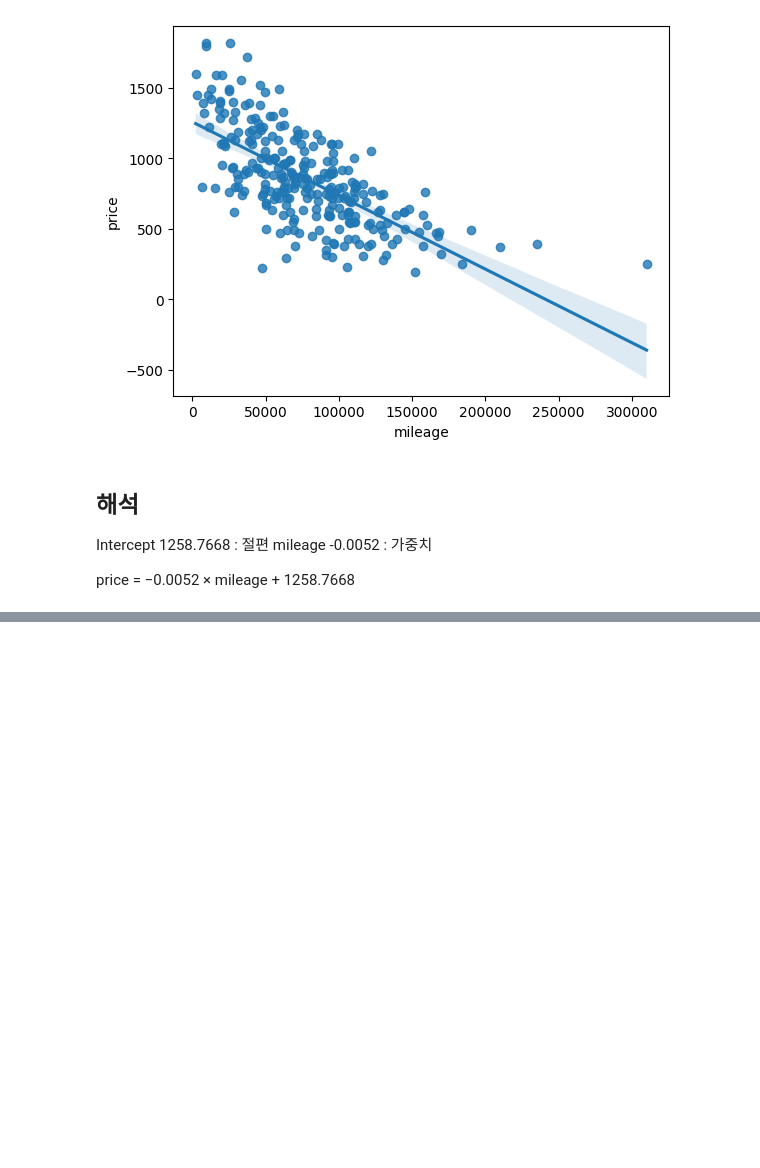
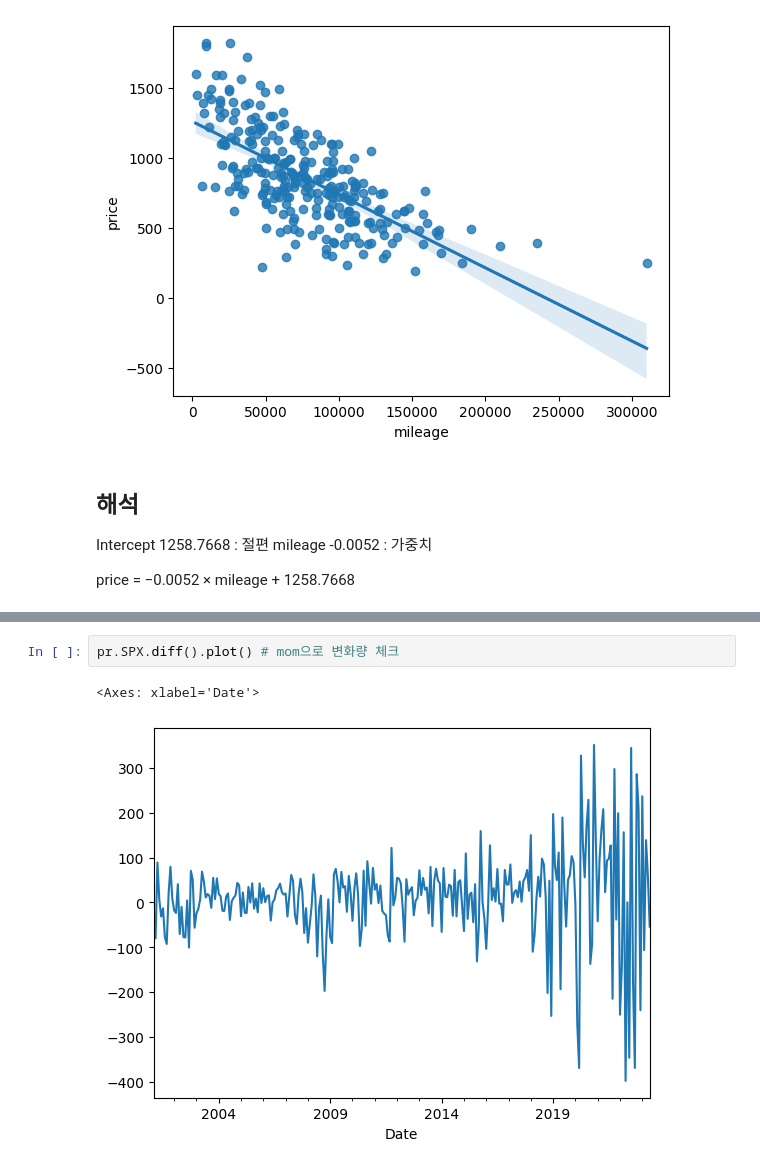
Before and after one commit to HYLee810/projectmanager, a Jupyter notebook: 유재명_강사_통계_실습_1.ipynb, the cells around one changed output, grey strips where cells are left out. Saved outputs shown, nothing was run; the diff lists cells and outputs as text; blank space fills up the shorter version.

```diff
--- a/유재명_강사_통계_실습_1.ipynb
+++ b/유재명_강사_통계_실습_1.ipynb
@@ -228,0 +543,5 @@ price = −0.0052 × mileage + 1258.7668
+# %%
+pr.SPX.diff().plot() # mom으로 변화량 체크
+# %% [output]
+<Axes: xlabel='Date'>
+[figure, added]
```
Also changed, not shown: parts of 41 cells of this notebook.
